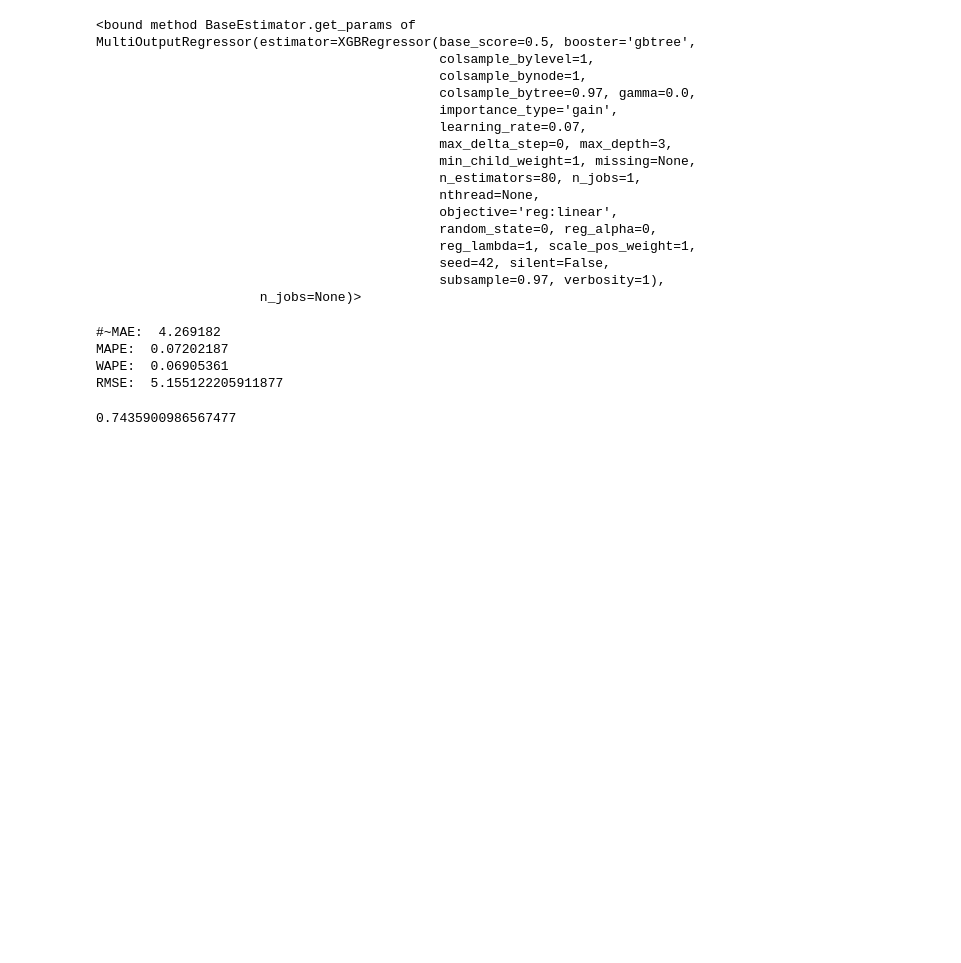
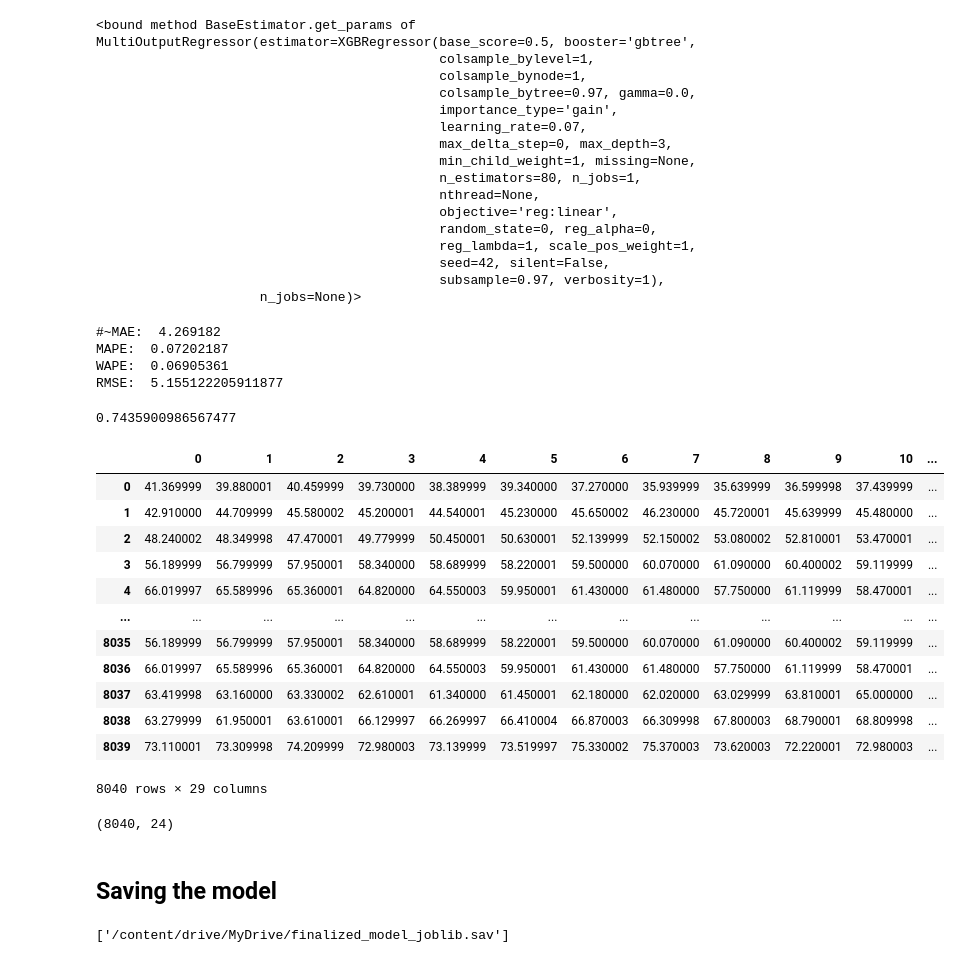
Before and after one commit to AimjGuytidy/WQU-Thesis, a Jupyter notebook: GBRT.ipynb, the cells around one changed output. Drawn from its saved outputs; the diff is of its cells as text; code cells hidden in the pictures; blank space fills up the shorter version.

```diff
--- a/GBRT.ipynb
+++ b/GBRT.ipynb
@@ -163,22 +163,6 @@ Name: 2017-08-25 00:00:00, dtype: float64
 ts1.iloc[1,:].values[0]
 # %% [output]
 46.4
-# %%
-data = []
-for i in range(0,len(ts1)):
-  record=[]
-  record.append(ts1.iloc[i,:].values[0]) #adding the xchangerate value
-  record.append(start_date.month)
-  record.append(start_date.day)
-  #record.append(start_date.hour)
-  #record.append(start_date.minute)
-  record.append(start_date.weekday())
-  record.append(start_date.timetuple().tm_yday)
-  record.append(start_date.isocalendar()[1])
-  #print(start_date.month,' ',start_date.day,' ',start_date.hour,' ',start_date.weekday(),' ',start_date.timetuple().tm_yday,' ',start_date.isocalendar()[1])
-  start_date=start_date+ timedelta(days=1)
-  #print('year',start_date.year,'Month:',start_date.month,' day:',start_date.day,' hour:',start_date.hour)
-  Data.append(record)
 # %%
 New_preprocessing(ts1)
 # %% [output]
@@ -444,3 +428,25 @@ from sklearn.metrics import r2_score
 r2_score(prediction,Y_Test_Full)
 # %% [output]
 0.7435900986567477
+# %%
+pd.DataFrame(All_Testing_Instances)
+# %% [output]
+|  | 0 | 1 | 2 | 3 | 4 | 5 | 6 | 7 | 8 | 9 | 10 | ... |
+| 0 | 41.369999 | 39.880001 | 40.459999 | 39.730000 | 38.389999 | 39.340000 | 37.270000 | 35.939999 | 35.639999 | 36.599998 | 37.439999 | ... |
+| 1 | 42.910000 | 44.709999 | 45.580002 | 45.200001 | 44.540001 | 45.230000 | 45.650002 | 46.230000 | 45.720001 | 45.639999 | 45.480000 | ... |
+| 2 | 48.240002 | 48.349998 | 47.470001 | 49.779999 | 50.450001 | 50.630001 | 52.139999 | 52.150002 | 53.080002 | 52.810001 | 53.470001 | ... |
+| 3 | 56.189999 | 56.799999 | 57.950001 | 58.340000 | 58.689999 | 58.220001 | 59.500000 | 60.070000 | 61.090000 | 60.400002 | 59.119999 | ... |
+| 4 | 66.019997 | 65.589996 | 65.360001 | 64.820000 | 64.550003 | 59.950001 | 61.430000 | 61.480000 | 57.750000 | 61.119999 | 58.470001 | ... |
+| ... | ... | ... | ... | ... | ... | ... | ... | ... | ... | ... | ... | ... |
+| 8035 | 56.189999 | 56.799999 | 57.950001 | 58.340000 | 58.689999 | 58.220001 | 59.500000 | 60.070000 | 61.090000 | 60.400002 | 59.119999 | ... |
+| 8036 | 66.019997 | 65.589996 | 65.360001 | 64.820000 | 64.550003 | 59.950001 | 61.430000 | 61.480000 | 57.750000 | 61.119999 | 58.470001 | ... |
+| 8037 | 63.419998 | 63.160000 | 63.330002 | 62.610001 | 61.340000 | 61.450001 | 62.180000 | 62.020000 | 63.029999 | 63.810001 | 65.000000 | ... |
+| 8038 | 63.279999 | 61.950001 | 63.610001 | 66.129997 | 66.269997 | 66.410004 | 66.870003 | 66.309998 | 67.800003 | 68.790001 | 68.809998 | ... |
+| 8039 | 73.110001 | 73.309998 | 74.209999 | 72.980003 | 73.139999 | 73.519997 | 75.330002 | 75.370003 | 73.620003 | 72.220001 | 72.980003 | ... |
+8040 rows × 29 columns
+# %%
+prediction.shape
+# %% [output]
+(8040, 24)
+# %% [markdown]
+## Saving the model
@@ -446,0 +456,6 @@ r2_score(prediction,Y_Test_Full)
+# %%
+# save the model to disk using joblib
+filename = '/content/drive/MyDrive/finalized_model_joblib.sav'
+joblib.dump(multioutput, filename)
+# %% [output]
+['/content/drive/MyDrive/finalized_model_joblib.sav']
```
Also changed, not shown: parts of 2 cells of this notebook.
